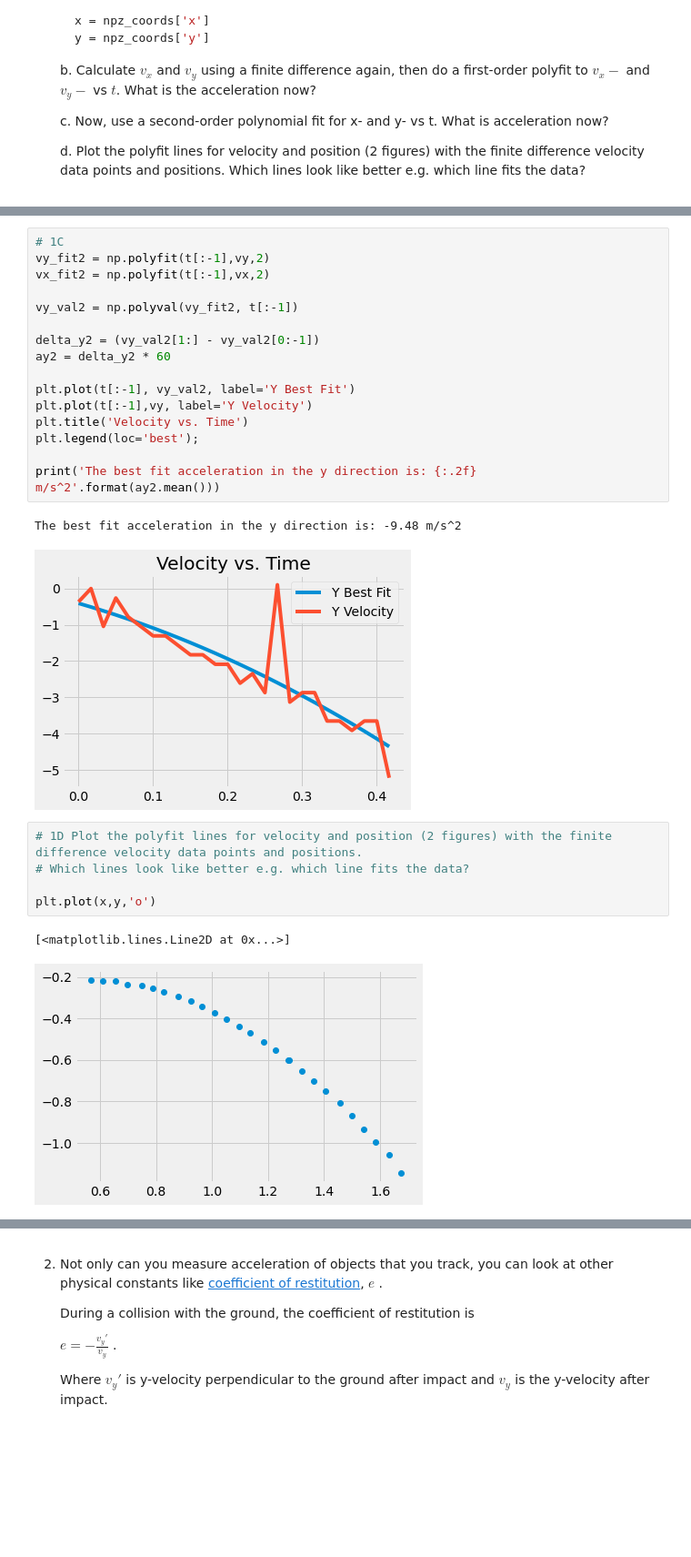
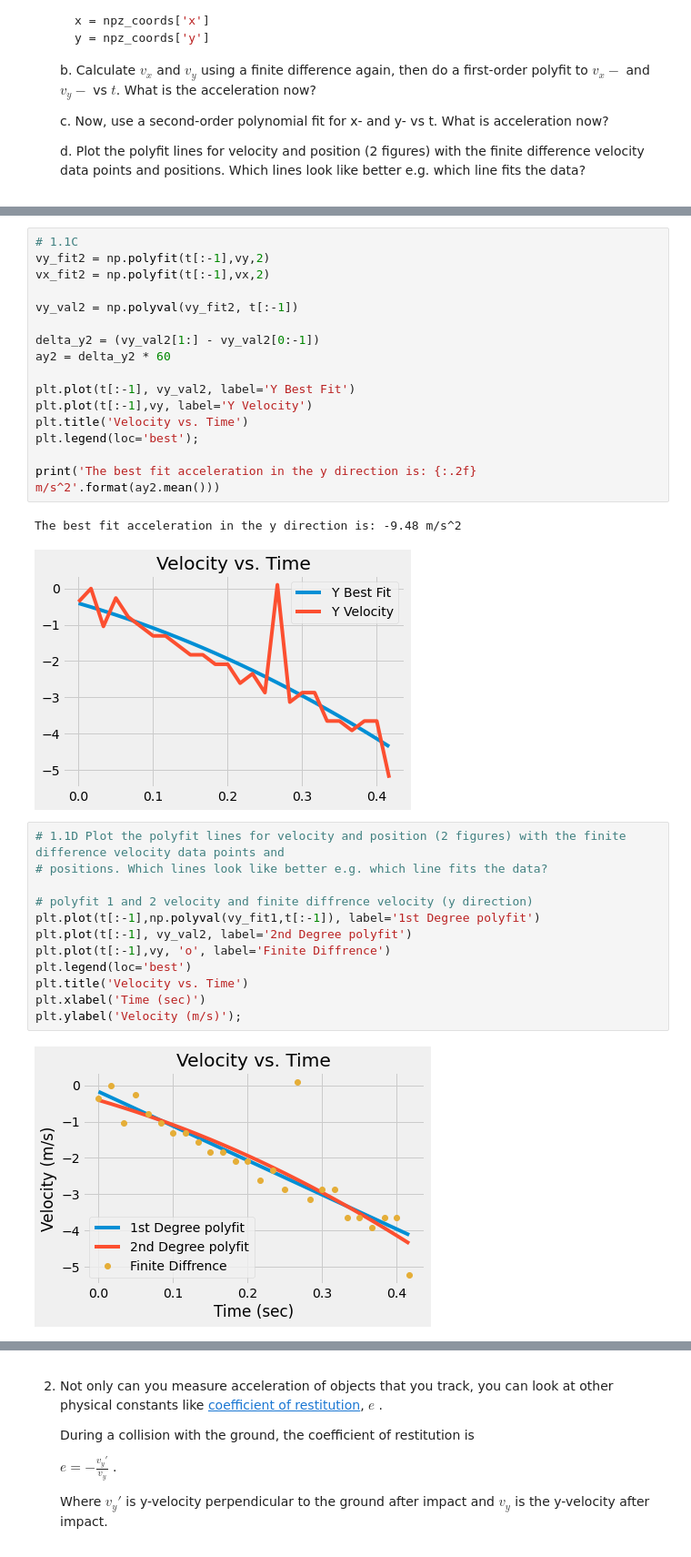
Before and after one commit to hamwalker/computational-mechanics, a Jupyter notebook: module_03/notebooks/HW_03.ipynb, the cells around one changed output, grey strips where cells are left out. Shown at 91% size. Drawn from its saved outputs; the diff is of its cells as text; blank space fills up the shorter version.

```diff
--- a/module_03/notebooks/HW_03.ipynb
+++ b/module_03/notebooks/HW_03.ipynb
@@ -68,7 +64,7 @@ The best fit acceleration in the y direction is: -9.48
 The best fit acceleration in the x direction is: -0.28
 [figure]
 # %%
-# 1C
+# 1.1C
 vy_fit2 = np.polyfit(t[:-1],vy,2)
 vx_fit2 = np.polyfit(t[:-1],vx,2)
 
@@ -87,10 +83,16 @@ print('The best fit acceleration in the y direction is: {:.2f} m/s^2'.format(ay2
 The best fit acceleration in the y direction is: -9.48 m/s^2
 [figure]
 # %%
-# 1D Plot the polyfit lines for velocity and position (2 figures) with the finite difference velocity data points and positions.
-# Which lines look like better e.g. which line fits the data?
+# 1.1D Plot the polyfit lines for velocity and position (2 figures) with the finite difference velocity data points and
+# positions. Which lines look like better e.g. which line fits the data?
 
-plt.plot(x,y,'o')
+# polyfit 1 and 2 velocity and finite diffrence velocity (y direction)
+plt.plot(t[:-1],np.polyval(vy_fit1,t[:-1]), label='1st Degree polyfit')
+plt.plot(t[:-1], vy_val2, label='2nd Degree polyfit')
+plt.plot(t[:-1],vy, 'o', label='Finite Diffrence')
+plt.legend(loc='best')
+plt.title('Velocity vs. Time')
+plt.xlabel('Time (sec)')
+plt.ylabel('Velocity (m/s)');
 # %% [output]
-[<matplotlib.lines.Line2D at 0x...>]
-[figure, old version]
+[figure, new version]
```
Also changed, not shown: parts of 6 cells of this notebook, 2 other files.
